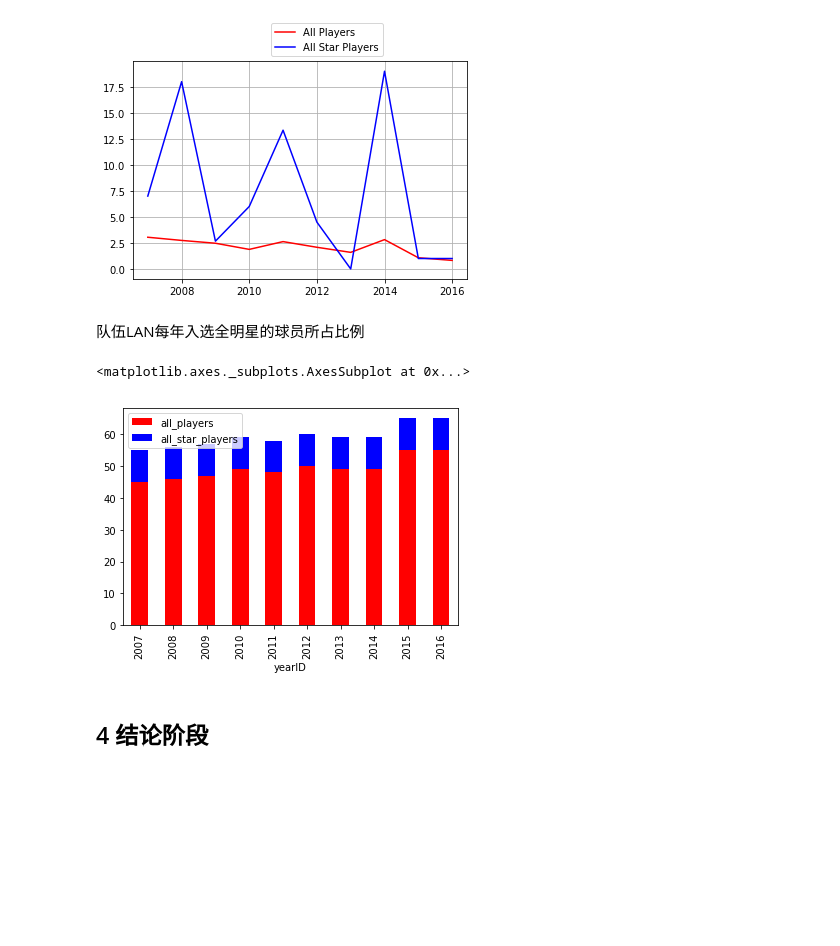
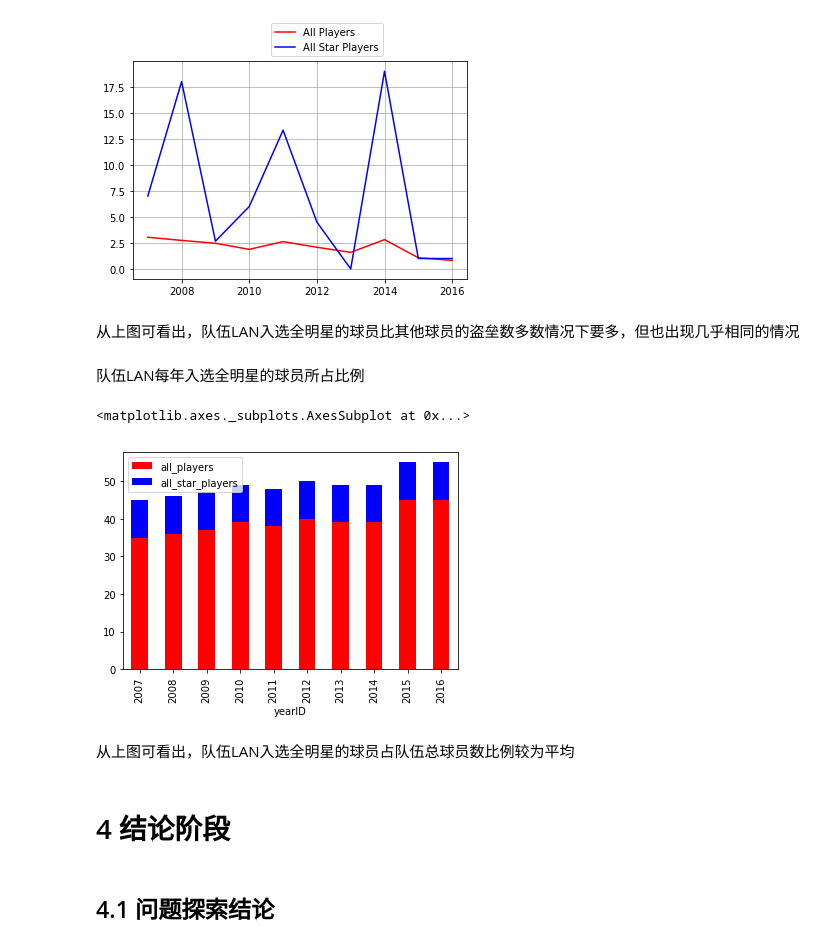
Before and after one commit to gdefenser/MyUdacity, a Jupyter notebook: ML_P4_DataAnalysis/baseball_team_data_analysis.ipynb, the cells around one changed output. Drawn from its saved outputs; the diff is of its cells as text; code cells hidden in the pictures; blank space fills up the shorter version.

```diff
--- a/ML_P4_DataAnalysis/baseball_team_data_analysis.ipynb
+++ b/ML_P4_DataAnalysis/baseball_team_data_analysis.ipynb
@@ -354,21 +376,29 @@ drawGrid(
 )
 # %% [output]
 [figure]
+# %% [markdown]
+从上图可看出，队伍LAN入选全明星的球员比其他球员的盗垒数多数情况下要多，但也出现几乎相同的情况
 # %% [markdown]
 队伍LAN每年入选全明星的球员所占比例
 # %%
 def bulidYearRdsDf(df_lan_allstar_batting,df_analysis_lan_allstar_batting):
     df_year_rds = pd.DataFrame(data={
-            'all_players':df_analysis_lan_batting.count()['yearID'],
-            'all_star_players':df_analysis_lan_allstar_batting.count()['yearID']
+            'all_star_players':df_analysis_lan_allstar_batting.count()['yearID'],
+            'all_players':df_analysis_lan_batting.count()['yearID']-df_analysis_lan_allstar_batting.count()['yearID']
+
         }
     )
     return df_year_rds
 
 df_year_rds = bulidYearRdsDf(df_lan_allstar_batting,df_analysis_lan_allstar_batting)
+#按比例画出各年份的堆积图
 df_year_rds.plot(kind='bar', stacked=True, color=['red', 'blue'])
 # %% [output]
 <matplotlib.axes._subplots.AxesSubplot at 0x...>
-[figure, old version]
+[figure, new version]
+# %% [markdown]
+从上图可看出，队伍LAN入选全明星的球员占队伍总球员数比例较为平均
 # %% [markdown]
-## 4 结论阶段
+# 4 结论阶段
+# %% [markdown]
+## 4.1 问题探索结论
```
Also changed, not shown: parts of 19 cells of this notebook, 2 other files.
